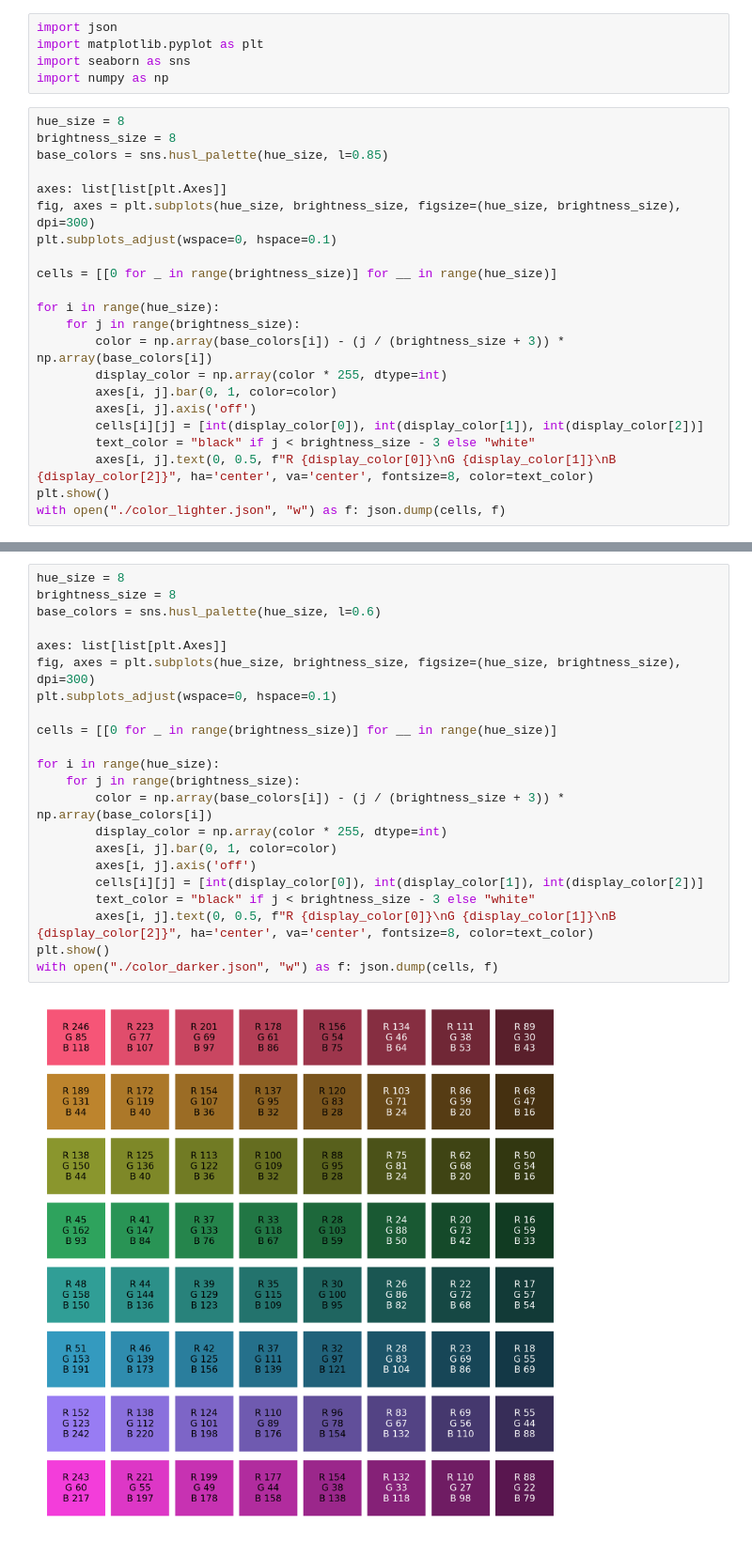
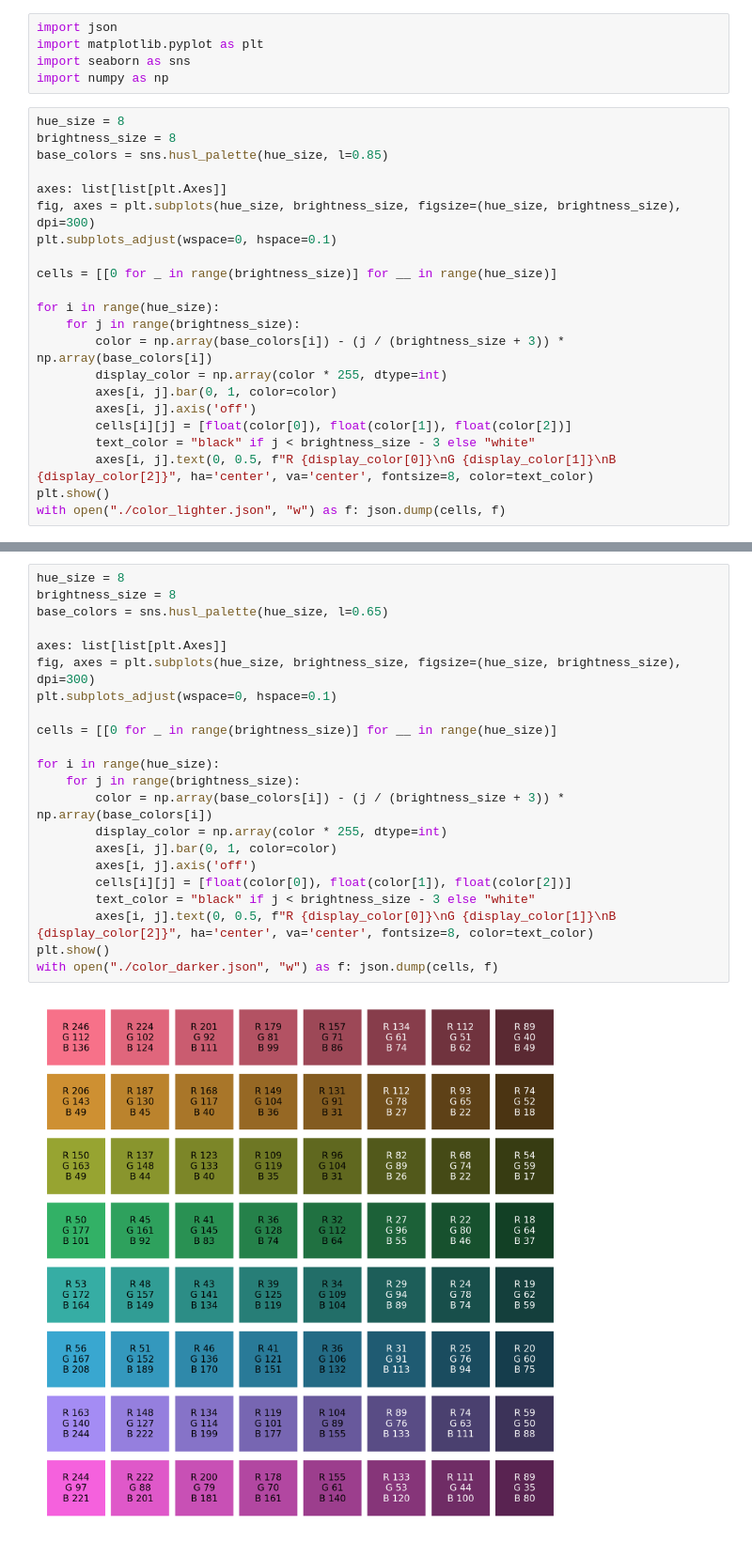
Before and after one commit to MarkChenYutian/Utility, a Jupyter notebook: ColorPallet/pallet.ipynb, the cells around one changed output, grey strips where cells are left out. Shown at 94% size. Drawn from its saved outputs; the diff is of its cells as text.

Commit message:
Update color pallet tool

```diff
--- a/ColorPallet/pallet.ipynb
+++ b/ColorPallet/pallet.ipynb
@@ -20,7 +20,7 @@ for i in range(hue_size):
         display_color = np.array(color * 255, dtype=int)
         axes[i, j].bar(0, 1, color=color)
         axes[i, j].axis('off')
-        cells[i][j] = [int(display_color[0]), int(display_color[1]), int(display_color[2])]
+        cells[i][j] = [float(color[0]), float(color[1]), float(color[2])]
         text_color = "black" if j < brightness_size - 3 else "white"
         axes[i, j].text(0, 0.5, f"R {display_color[0]}\nG {display_color[1]}\nB {display_color[2]}", ha='center', va='center', fontsize=8, color=text_color)
 plt.show()
@@ -30,24 +30,24 @@ with open("./color_lighter.json", "w") as f: json.dump(cells, f)
 # %%
 hue_size = 8
 brightness_size = 8
-base_colors = sns.husl_palette(hue_size, l=0.6)
+base_colors = sns.husl_palette(hue_size, l=0.65)
 
 axes: list[list[plt.Axes]]
 fig, axes = plt.subplots(hue_size, brightness_size, figsize=(hue_size, brightness_size), dpi=300)
 plt.subplots_adjust(wspace=0, hspace=0.1)
 
 cells = [[0 for _ in range(brightness_size)] for __ in range(hue_size)]
 
 for i in range(hue_size):
     for j in range(brightness_size):
         color = np.array(base_colors[i]) - (j / (brightness_size + 3)) * np.array(base_colors[i])
         display_color = np.array(color * 255, dtype=int)
         axes[i, j].bar(0, 1, color=color)
         axes[i, j].axis('off')
-        cells[i][j] = [int(display_color[0]), int(display_color[1]), int(display_color[2])]
+        cells[i][j] = [float(color[0]), float(color[1]), float(color[2])]
         text_color = "black" if j < brightness_size - 3 else "white"
         axes[i, j].text(0, 0.5, f"R {display_color[0]}\nG {display_color[1]}\nB {display_color[2]}", ha='center', va='center', fontsize=8, color=text_color)
 plt.show()
 with open("./color_darker.json", "w") as f: json.dump(cells, f)
 # %% [output]
-[figure, old version]
+[figure, new version]
```
Also changed, not shown: 4 other files.
